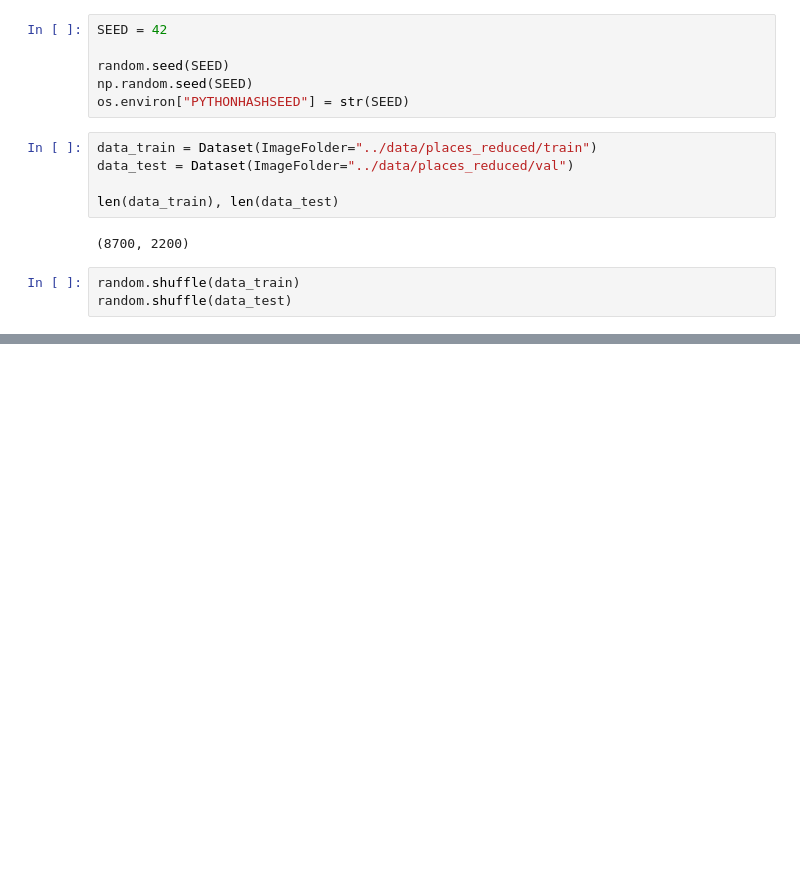
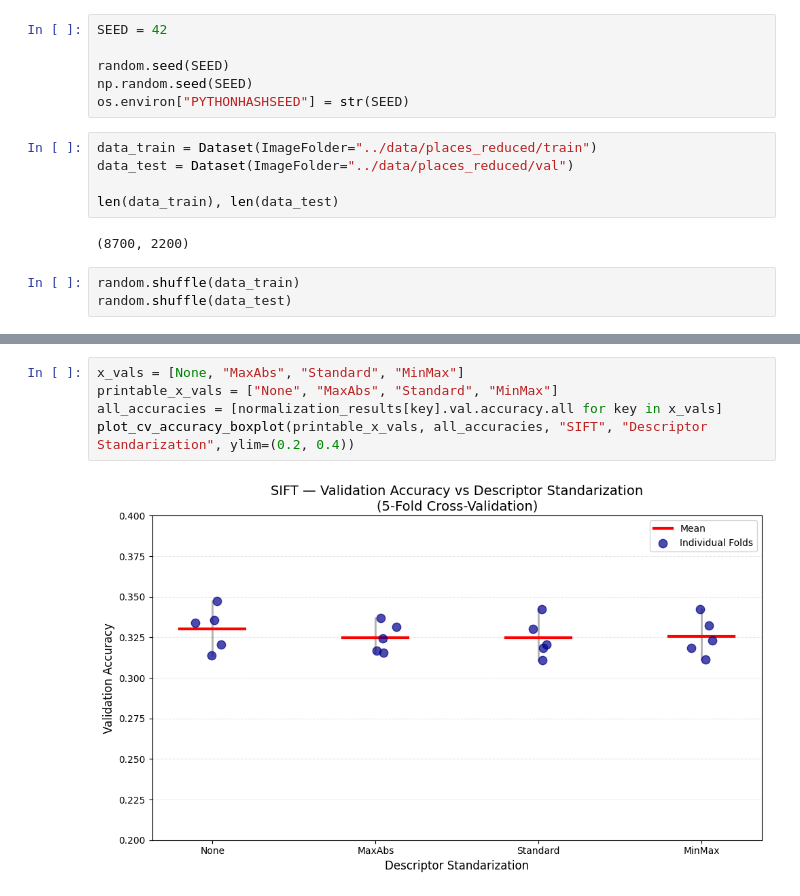
Before and after one commit to MCV-C3/project-team-6, a Jupyter notebook: Week1/norm_or_scale.ipynb, the cells around one changed output, grey strips where cells are left out. Saved outputs shown, nothing was run; the diff lists cells and outputs as text; blank space fills up the shorter version.

```diff
--- a/Week1/norm_or_scale.ipynb
+++ b/Week1/norm_or_scale.ipynb
@@ -177,0 +161,7 @@ joint_descriptor_normalization=MinMax -> Accuracy Test: 0.3228 ± 0.0069
+# %%
+x_vals = [None, "MaxAbs", "Standard", "MinMax"]
+printable_x_vals = ["None", "MaxAbs", "Standard", "MinMax"]
+all_accuracies = [normalization_results[key].val.accuracy.all for key in x_vals]
+plot_cv_accuracy_boxplot(printable_x_vals, all_accuracies, "SIFT", "Descriptor Standarization", ylim=(0.2, 0.4))
+# %% [output]
+[figure, added]
```
Also changed, not shown: parts of 4 cells of this notebook, 2 other files.
